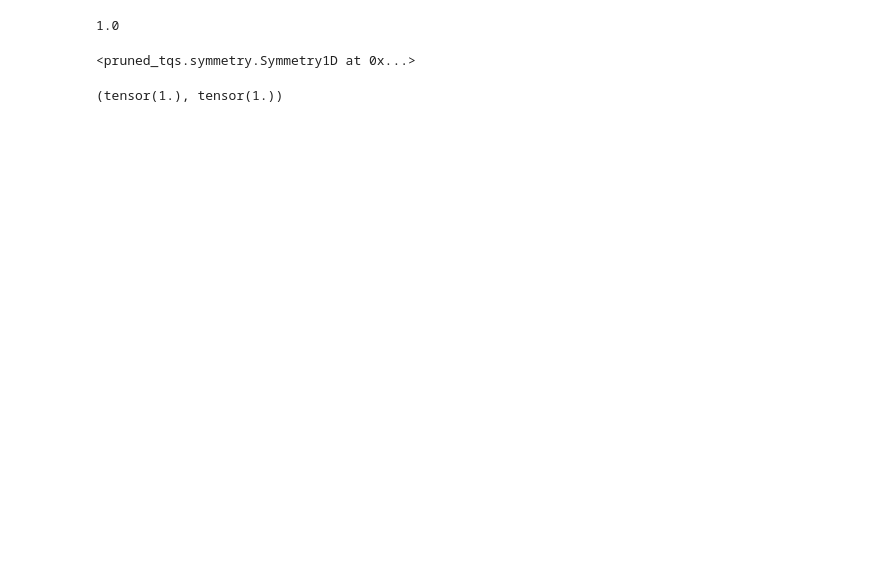
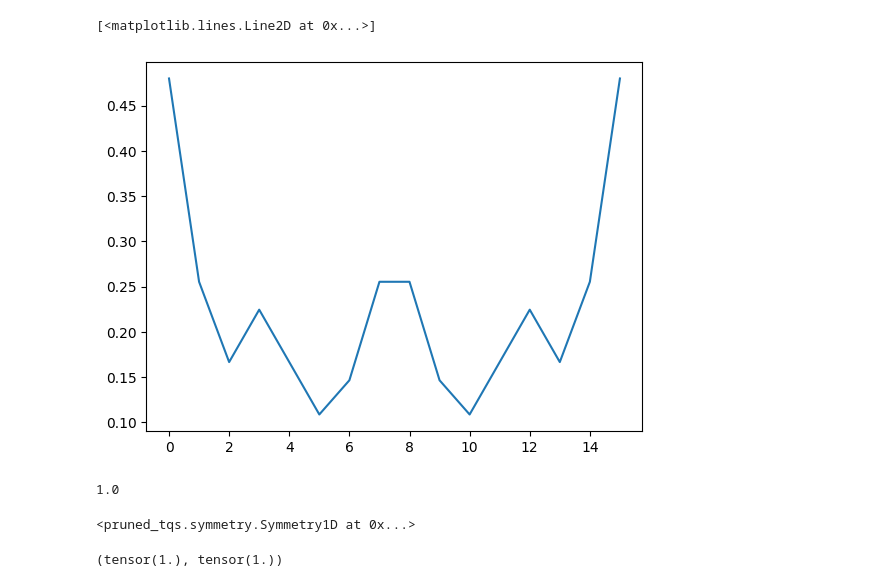
Before and after one commit to durrcommasteven/quantum_mech_interp, a Jupyter notebook: model_test.ipynb, the cells around one changed output. Drawn from its saved outputs; the diff is of its cells as text; code cells hidden in the pictures; blank space fills up the shorter version.

```diff
--- a/model_test.ipynb
+++ b/model_test.ipynb
@@ -45,3 +71,8 @@ param_dim = Hamiltonians[0].param_dim
+# %%
+plt.plot(np.abs(vs[:,0]))
+# %% [output]
+[<matplotlib.lines.Line2D at 0x...>]
+[figure, added]
 # %%
 Hamiltonians[0].param_range *= 0
 Hamiltonians[0].param_range +=1.0
```
Also changed, not shown: parts of 12 cells of this notebook, 6 other files.
